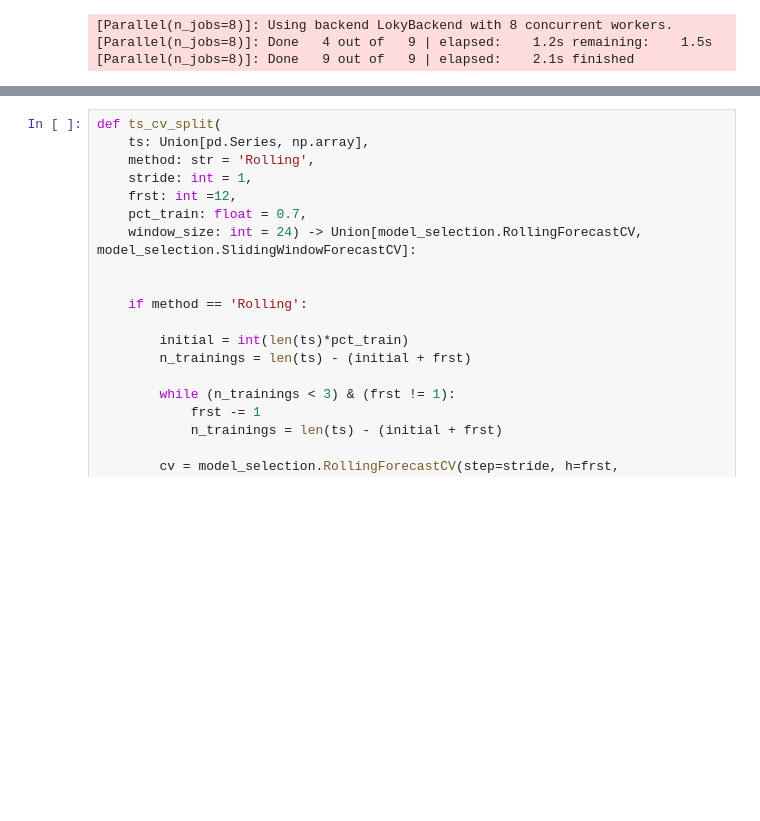
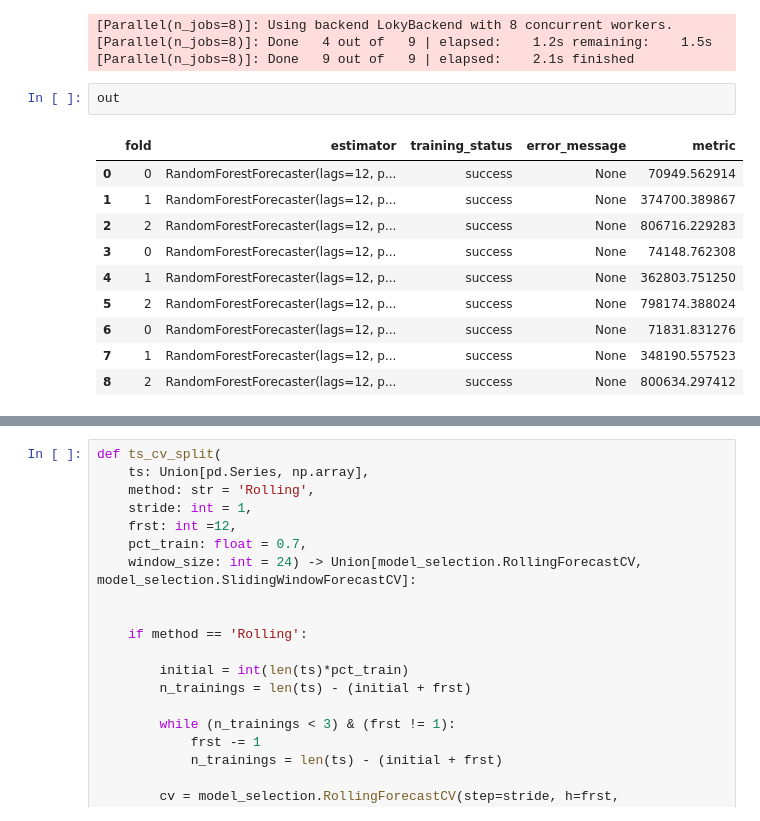
Before and after one commit to matheusfsa/time_series_kedro, a Jupyter notebook: notebooks/training.ipynb, the cells around one changed output, grey strips where cells are left out. Drawn from its saved outputs; the diff is of its cells as text; blank space fills up the shorter version.

```diff
--- a/notebooks/training.ipynb
+++ b/notebooks/training.ipynb
@@ -19,3 +50,16 @@ Fitting 3 folds for each of 3 candidates, totalling 9 fits
 [Parallel(n_jobs=8)]: Using backend LokyBackend with 8 concurrent workers.
 [Parallel(n_jobs=8)]: Done   4 out of   9 | elapsed:    1.2s remaining:    1.5s
 [Parallel(n_jobs=8)]: Done   9 out of   9 | elapsed:    2.1s finished
+# %%
+out
+# %% [output]
+|  | fold | estimator | training_status | error_message | metric |
+| 0 | 0 | RandomForestForecaster(lags=12, p... | success | None | 70949.562914 |
+| 1 | 1 | RandomForestForecaster(lags=12, p... | success | None | 374700.389867 |
+| 2 | 2 | RandomForestForecaster(lags=12, p... | success | None | 806716.229283 |
+| 3 | 0 | RandomForestForecaster(lags=12, p... | success | None | 74148.762308 |
+| 4 | 1 | RandomForestForecaster(lags=12, p... | success | None | 362803.751250 |
+| 5 | 2 | RandomForestForecaster(lags=12, p... | success | None | 798174.388024 |
+| 6 | 0 | RandomForestForecaster(lags=12, p... | success | None | 71831.831276 |
+| 7 | 1 | RandomForestForecaster(lags=12, p... | success | None | 348190.557523 |
+| 8 | 2 | RandomForestForecaster(lags=12, p... | success | None | 800634.297412 |
```
Also changed, not shown: parts of 7 cells of this notebook, 8 other files.
